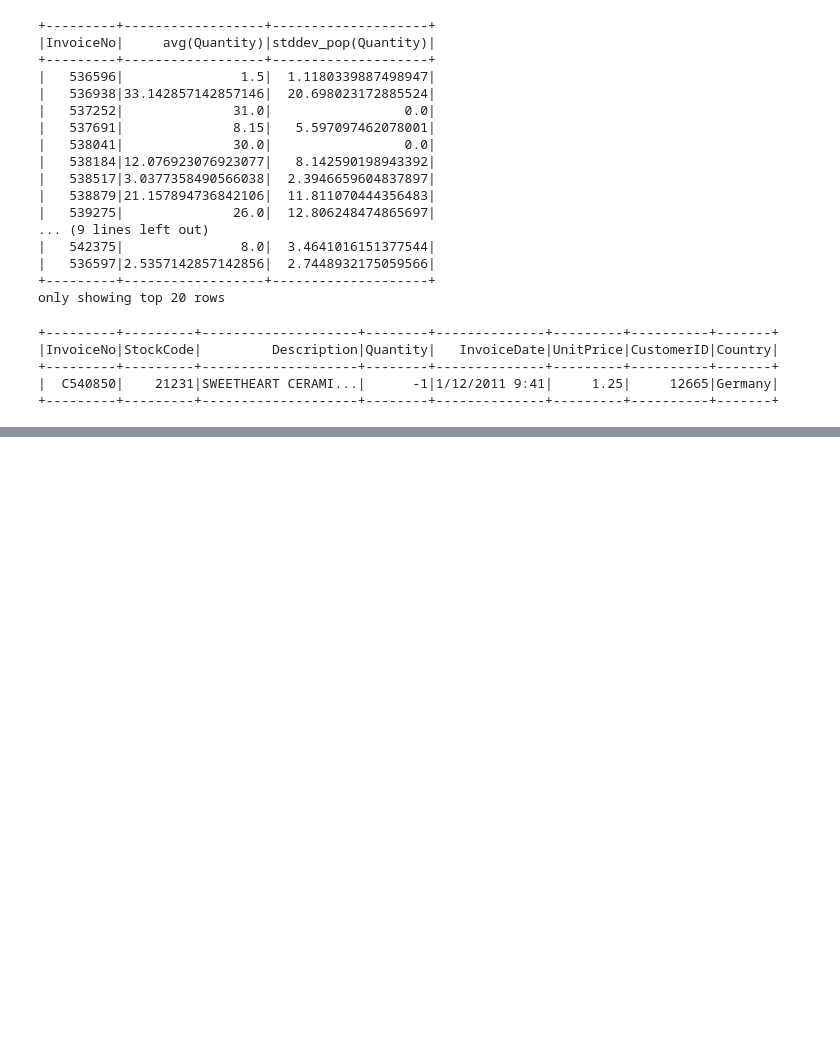
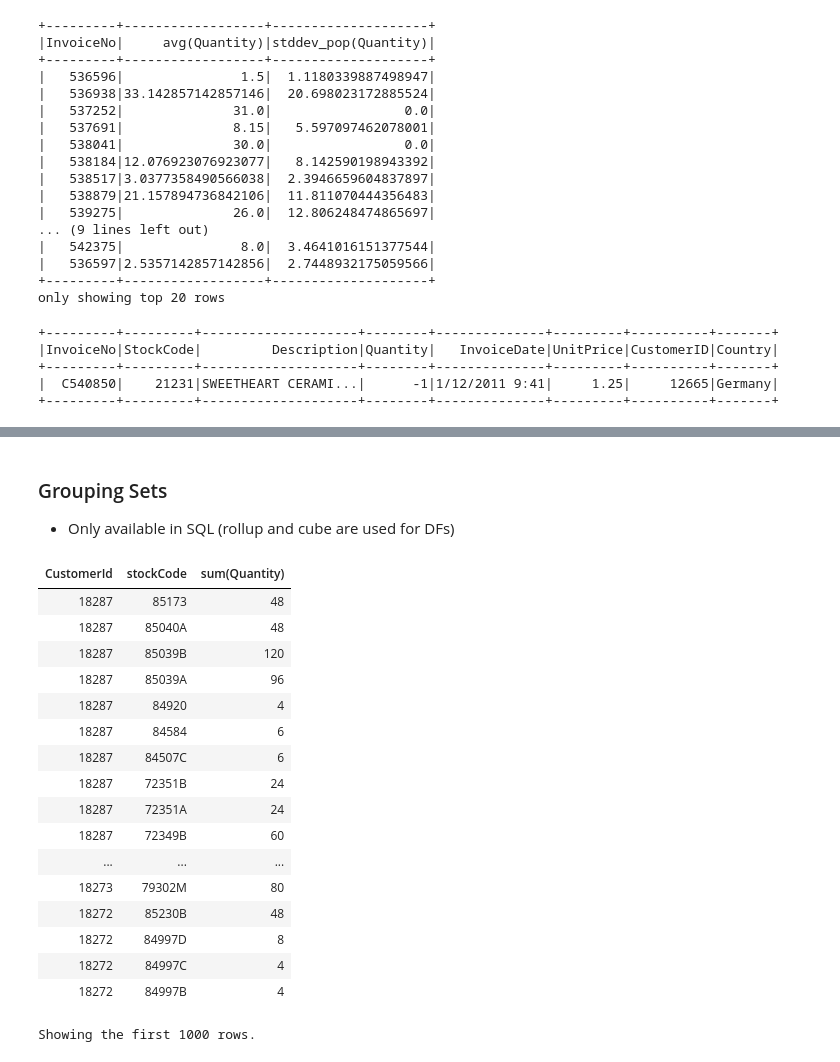
Before and after one commit to brianclements03/Databricks_Apache_Spark_Developer, a Jupyter notebook: Structured_APIs-Chapter_7_Aggregations.ipynb, the cells around one changed output, grey strips where cells are left out. Saved outputs shown, nothing was run; the diff lists cells and outputs as text; code cells hidden in the pictures; blank space fills up the shorter version.

```diff
--- a/Structured_APIs-Chapter_7_Aggregations.ipynb
+++ b/Structured_APIs-Chapter_7_Aggregations.ipynb
@@ -275,0 +366,3 @@ dfNoNull.createOrReplaceTempView("dfNoNull")
+# %% [markdown]
+### Grouping Sets
+- Only available in SQL (rollup and cube are used for DFs)
@@ -275,0 +375,24 @@ dfNoNull.createOrReplaceTempView("dfNoNull")
+# %%
+%sql
+SELECT CustomerId, stockCode, sum(Quantity) FROM dfNoNull
+GROUP BY customerId, stockCode
+ORDER BY CustomerId DESC, stockCode DESC
+# %% [output]
+| CustomerId | stockCode | sum(Quantity) |
+| 18287 | 85173 | 48 |
+| 18287 | 85040A | 48 |
+| 18287 | 85039B | 120 |
+| 18287 | 85039A | 96 |
+| 18287 | 84920 | 4 |
+| 18287 | 84584 | 6 |
+| 18287 | 84507C | 6 |
+| 18287 | 72351B | 24 |
+| 18287 | 72351A | 24 |
+| 18287 | 72349B | 60 |
+| ... | ... | ... |
+| 18273 | 79302M | 80 |
+| 18272 | 85230B | 48 |
+| 18272 | 84997D | 8 |
+| 18272 | 84997C | 4 |
+| 18272 | 84997B | 4 |
+Showing the first 1000 rows.
```
Also changed, not shown: parts of 25 cells of this notebook.
